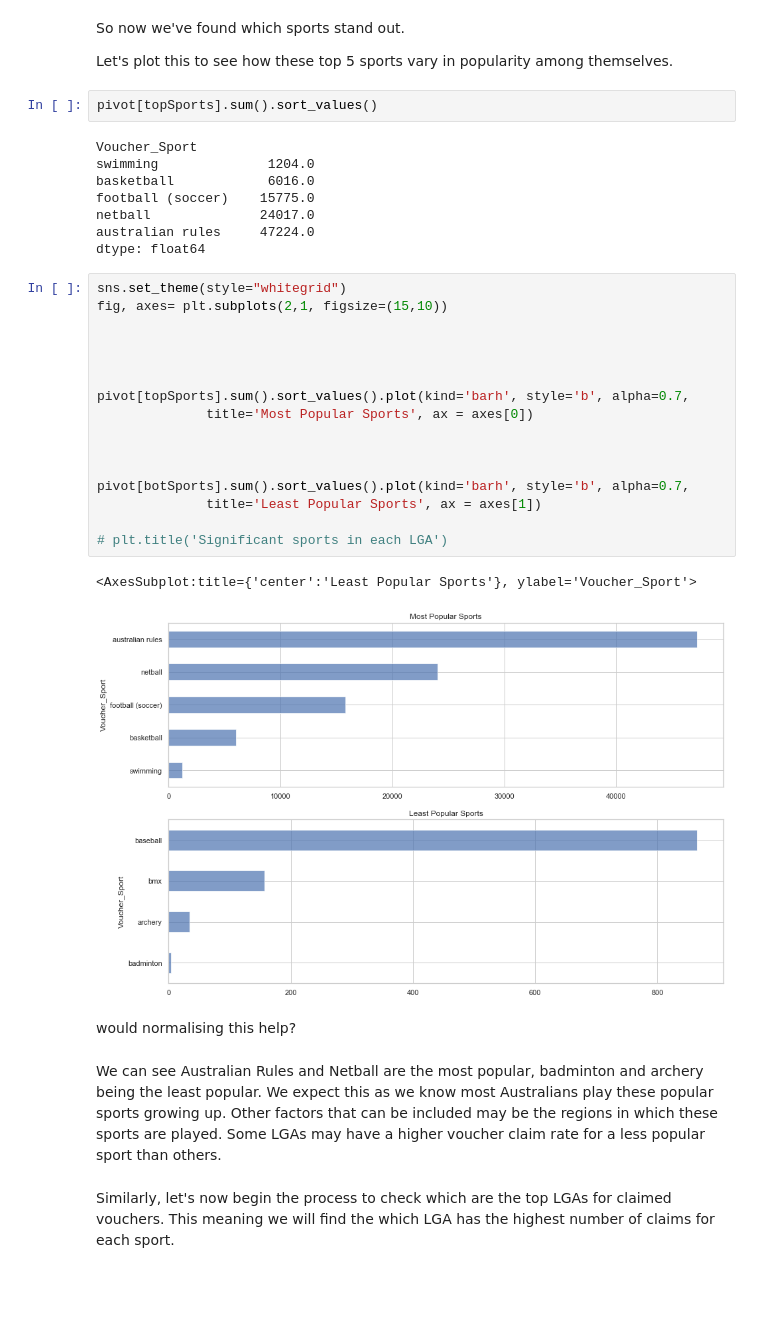
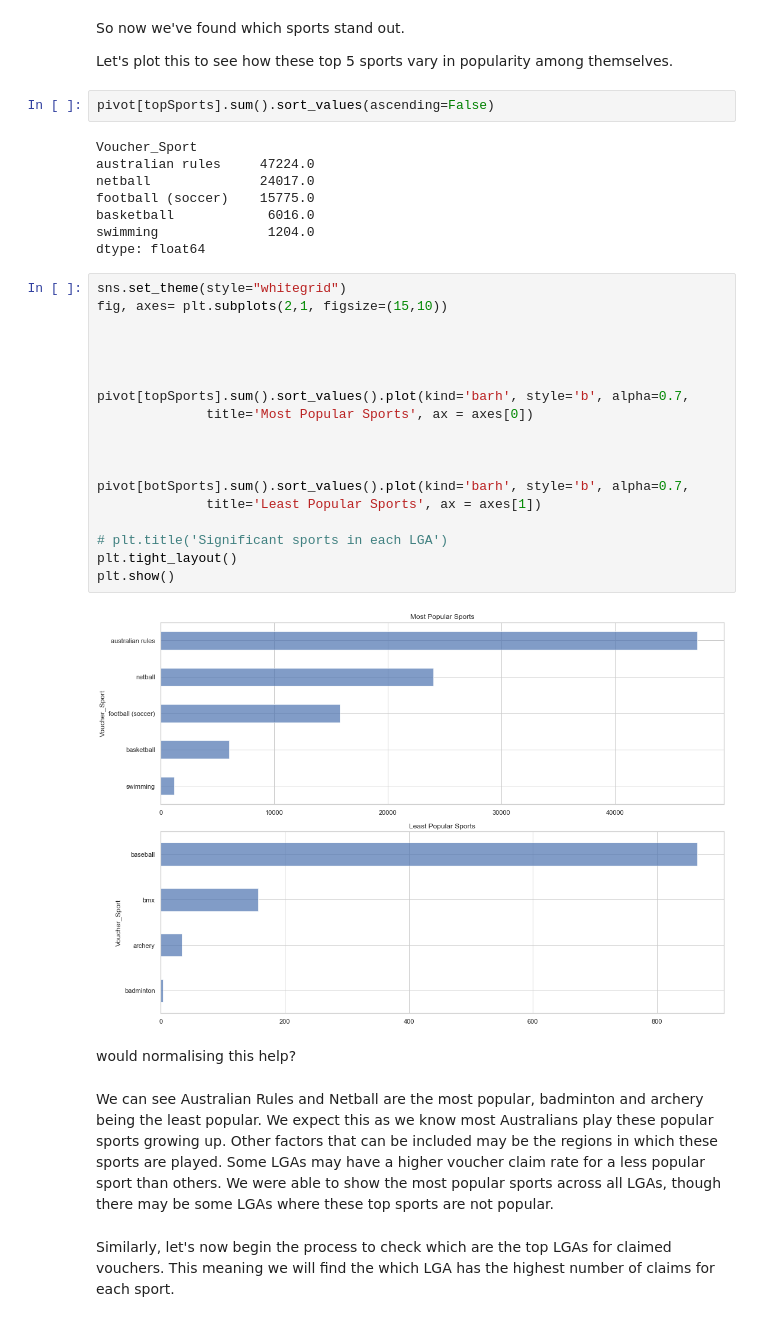
Before and after one commit to MQCOMP2200-S2-2021/Data-Science-Labs, a Jupyter notebook: Portfolio 2-Copy1.ipynb, the cells around one changed output. Saved outputs shown, nothing was run; the diff lists cells and outputs as text; blank space fills up the shorter version.

Commit message:
pf2 work, stuck
spent a lot of time but got stuck with certain concepts. Have made a list of questions I can ask during consultation hours

```diff
--- a/Portfolio 2-Copy1.ipynb
+++ b/Portfolio 2-Copy1.ipynb
@@ -224,38 +228,39 @@ So now we've found which sports stand out.
 
 Let's plot this to see how these top 5 sports vary in popularity among themselves.
 # %%
-pivot[topSports].sum().sort_values()
+pivot[topSports].sum().sort_values(ascending=False)
 # %% [output]
 Voucher_Sport
+australian rules     47224.0
+netball              24017.0
+football (soccer)    15775.0
+basketball            6016.0
 swimming              1204.0
-basketball            6016.0
-football (soccer)    15775.0
-netball              24017.0
-australian rules     47224.0
 dtype: float64
 # %%
 sns.set_theme(style="whitegrid")
 fig, axes= plt.subplots(2,1, figsize=(15,10))
 
 
 
 
 pivot[topSports].sum().sort_values().plot(kind='barh', style='b', alpha=0.7,
               title='Most Popular Sports', ax = axes[0])
 
 
 
 pivot[botSports].sum().sort_values().plot(kind='barh', style='b', alpha=0.7,
               title='Least Popular Sports', ax = axes[1])
 
 # plt.title('Significant sports in each LGA')
+plt.tight_layout()
+plt.show()
 # %% [output]
-<AxesSubplot:title={'center':'Least Popular Sports'}, ylabel='Voucher_Sport'>
-[figure, old version]
+[figure, new version]
 # %% [markdown]
 would normalising this help?
 # %% [markdown]
-We can see Australian Rules and Netball are the most popular, badminton and archery being the least popular. We expect this as we know most Australians play these popular sports growing up. Other factors that can be included may be the regions in which these sports are played. Some LGAs may have a higher voucher claim rate for a less popular sport than others.
+We can see Australian Rules and Netball are the most popular, badminton and archery being the least popular. We expect this as we know most Australians play these popular sports growing up. Other factors that can be included may be the regions in which these sports are played. Some LGAs may have a higher voucher claim rate for a less popular sport than others. We were able to show the most popular sports across all LGAs, though there may be some LGAs where these top sports are not popular.
 # %% [markdown]
 Similarly, let's now begin the process to check which are the top LGAs for claimed vouchers. This meaning we will find the which LGA has the highest number of claims for each sport.
 # %%
```
Also changed, not shown: parts of 68 cells of this notebook.
